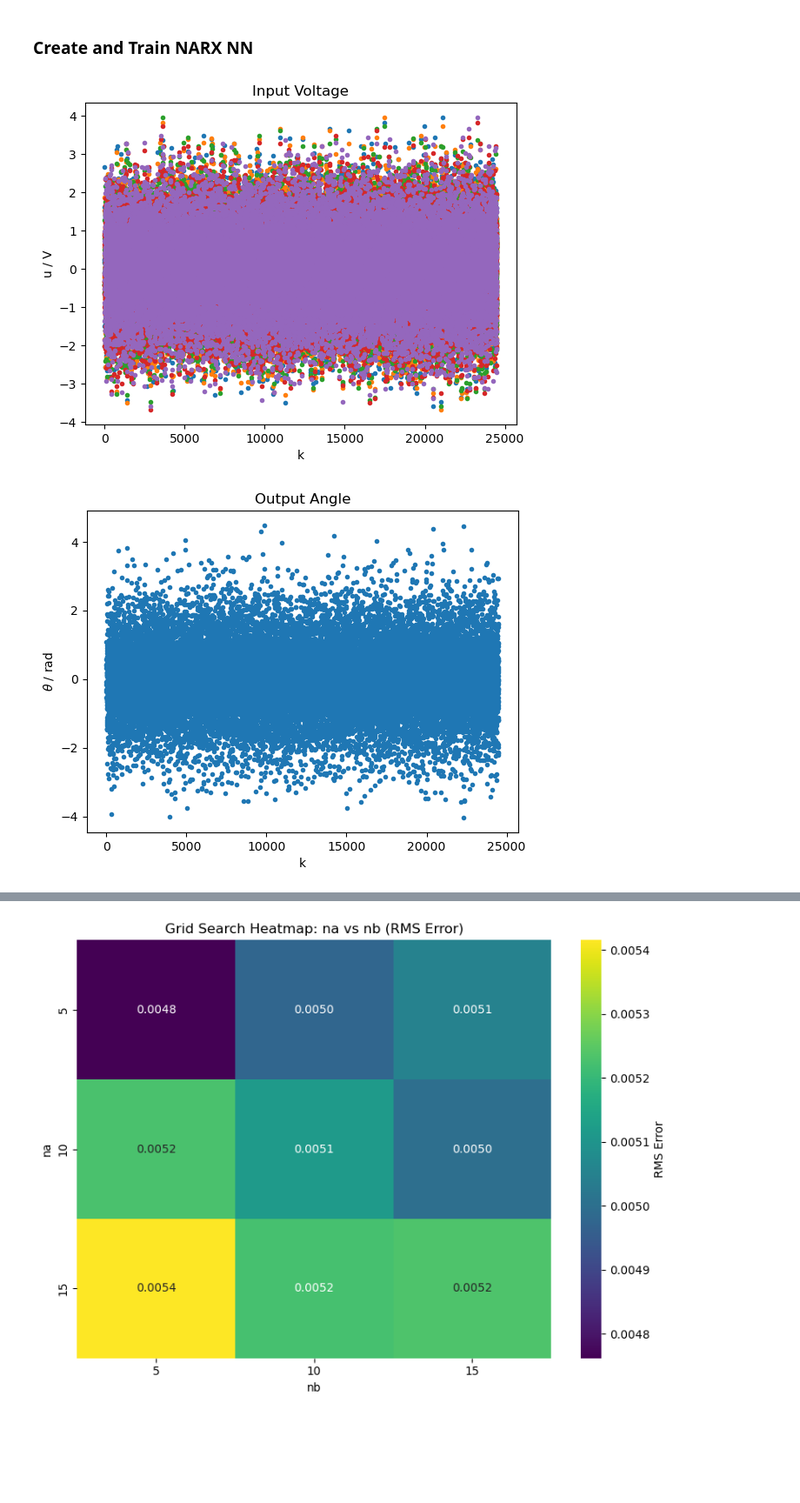
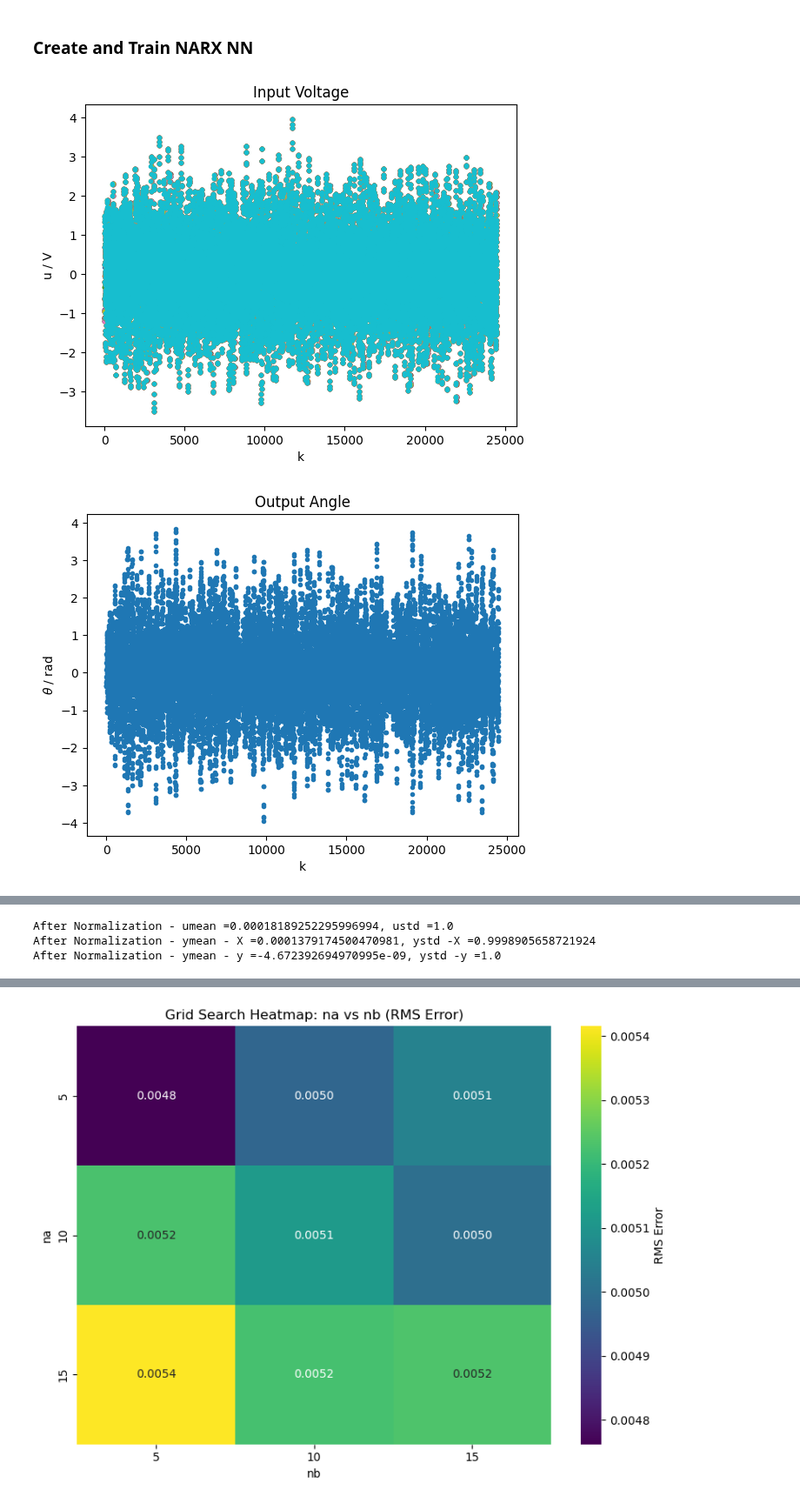
Before and after one commit to osilian/ml4sc-project, a Jupyter notebook: disc-benchmark-files/identification_NARX.ipynb, the cells around one changed output, grey strips where cells are left out. Shown at 87% size. Drawn from its saved outputs; the diff is of its cells as text; code cells hidden in the pictures; blank space fills up the shorter version.

Commit message:
Corrections with normalization

```diff
--- a/disc-benchmark-files/identification_NARX.ipynb
+++ b/disc-benchmark-files/identification_NARX.ipynb
@@ -65,7 +65,7 @@ def create_search_data(na, nb, uTrain=u_train, yTrain=th_train, testSize=0.2):
 
     # split into training in validation data
     from sklearn import model_selection
-    Xtrain, Xval, Ytrain, Yval = model_selection.train_test_split(Xdata, Ydata, shuffle=True, test_size=testSize,random_state=42)
+    Xtrain, Xval, Ytrain, Yval = model_selection.train_test_split(Xdata, Ydata, shuffle=False, test_size=testSize,random_state=42)
 
     Xtrain, Xval, Ytrain, Yval = [torch.as_tensor(x,dtype=torch.float32,device=device) for x in [Xtrain, Xval, Ytrain, Yval]] #convert it to torch arrays
     return Xtrain, Xval, Ytrain, Yval
@@ -93,12 +93,12 @@ class narxNetwork(nn.Module):
         y = self.narx_net(x)[:,0]
         return y #a)
 # %%
-n_hidden_nodes = 100 #a)
-na, nb = 10, 5
+n_hidden_nodes = 10 #a)
+na, nb = 10, 10
 
 Xtrain, Xval, Ytrain, Yval = create_search_data(na, nb, testSize=0.3)
-u_train_mean = torch.mean(Xtrain[:,0]).item()
-u_train_std = torch.std(Xtrain[:,0]).item()
+u_train_mean = torch.mean(Xtrain[:,:nb]).item()
+u_train_std = torch.std(Xtrain[:,:nb]).item()
 y_train_mean = torch.mean(Ytrain).item()
 y_train_std = torch.std(Ytrain).item()
 class dataNormalization():
@@ -112,7 +112,7 @@ class dataNormalization():
         #Xnorm = 2 * (XData - self.x_min) / (self.x_max - self.x_min) - 1 # -1 and * 2 to always normalize into (-1,1) no matter what the smallest x_min is
         #Ynorm = 2 * (YData - self.y_min) / (self.y_max - self.y_min) - 1
         unorm = (XData[:,:nb]-u_train_mean)/u_train_std
-        yPastNorm = (XData[:,nb:] - y_train_mean) / y_train_mean
+        yPastNorm = (XData[:,nb:] - y_train_mean) / y_train_std
         Xnorm = torch.cat((unorm, yPastNorm), dim=1)
         Ynorm = (YData-y_train_mean)/y_train_std
         #Xnorm = XData
@@ -124,33 +124,37 @@ class dataNormalization():
         YData = YData_norm*y_train_std + y_train_mean
         #YData = YData_norm
         return YData
 x_min = -3 #torch.min(torch.min(Xtrain)).item()
 x_max = +3 #torch.max(torch.min(Xtrain)).item()
 y_min = -2/3*np.pi  #torch.min(torch.min(Ytrain)).item()
 y_max = +2/3*np.pi   #torch.max(torch.min(Ytrain)).item()
 dataNorm = dataNormalization(x_min,x_max,y_min,y_max)
 
 Xtrain_norm, Ytrain_norm = dataNorm.normalize(Xtrain, Ytrain)
 #Xtrain_norm, Ytrain_norm = [x.to(device) for x in [Xtrain_norm, Ytrain_norm]]
 
 # Plot Data
 plt.plot(Xtrain_norm[:,:nb].cpu(),'.')
 plt.title('Input Voltage')
 plt.xlabel('k')
 plt.ylabel('u / V')
 plt.show()
 
 plt.plot(Ytrain_norm.cpu(),'.')
 plt.title('Output Angle')
 plt.xlabel('k')
 plt.ylabel(r'$\theta$ / rad')
 plt.show()
 
-plt.plot(Xtrain_norm[:,nb].cpu(),Ytrain_norm.cpu(),'.')
+plt.plot(Xtrain_norm[:,nb-1].cpu(),Ytrain_norm.cpu(),'.')
 plt.title(r'$\theta - U$ - Diagram')
 plt.xlabel('U')
 plt.ylabel(r'$\theta$ / rad')
 plt.show()
+
+print(f'After Normalization - umean ={torch.mean(Xtrain_norm[:,nb-1]).item()}, ustd ={torch.std(Xtrain_norm[:,:nb]).item()}')
+print(f'After Normalization - ymean - X ={torch.mean(Xtrain_norm[:,nb:]).item()}, ystd -X ={torch.std(Xtrain_norm[:,nb:]).item()}')
+print(f'After Normalization - ymean - y ={torch.mean(Ytrain_norm[:]).item()}, ystd -y ={torch.std(Ytrain_norm[:]).item()}')
 # %% [output]
-[figure, old version]
+[figure, new version]
-[figure, old version]
+[figure, new version]
@@ -158 +162,4 @@ plt.show()
+After Normalization - umean =0.00018189252295996994, ustd =1.0
+After Normalization - ymean - X =0.0001379174500470981, ystd -X =0.9998905658721924
+After Normalization - ymean - y =-4.672392694970995e-09, ystd -y =1.0
 # %%
```
Also changed, not shown: parts of 7 cells of this notebook.
